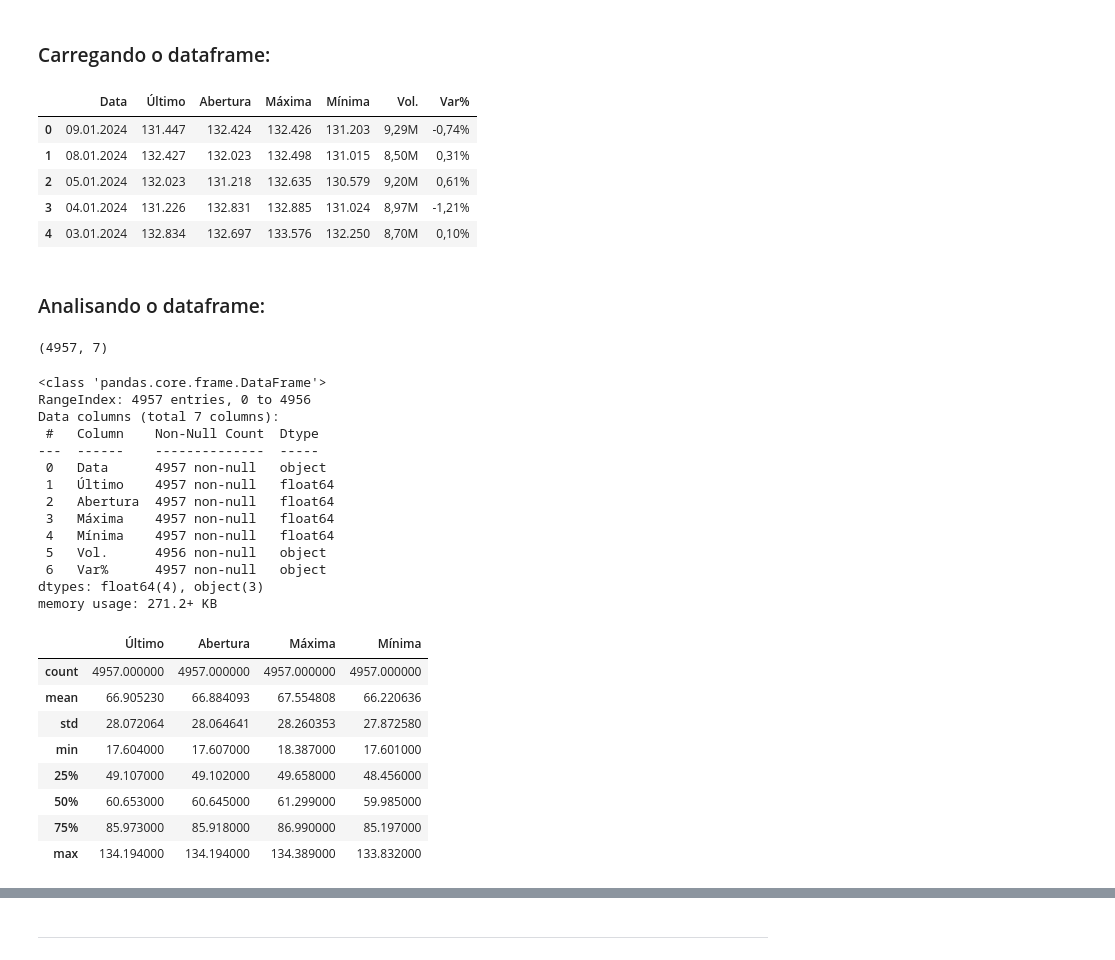
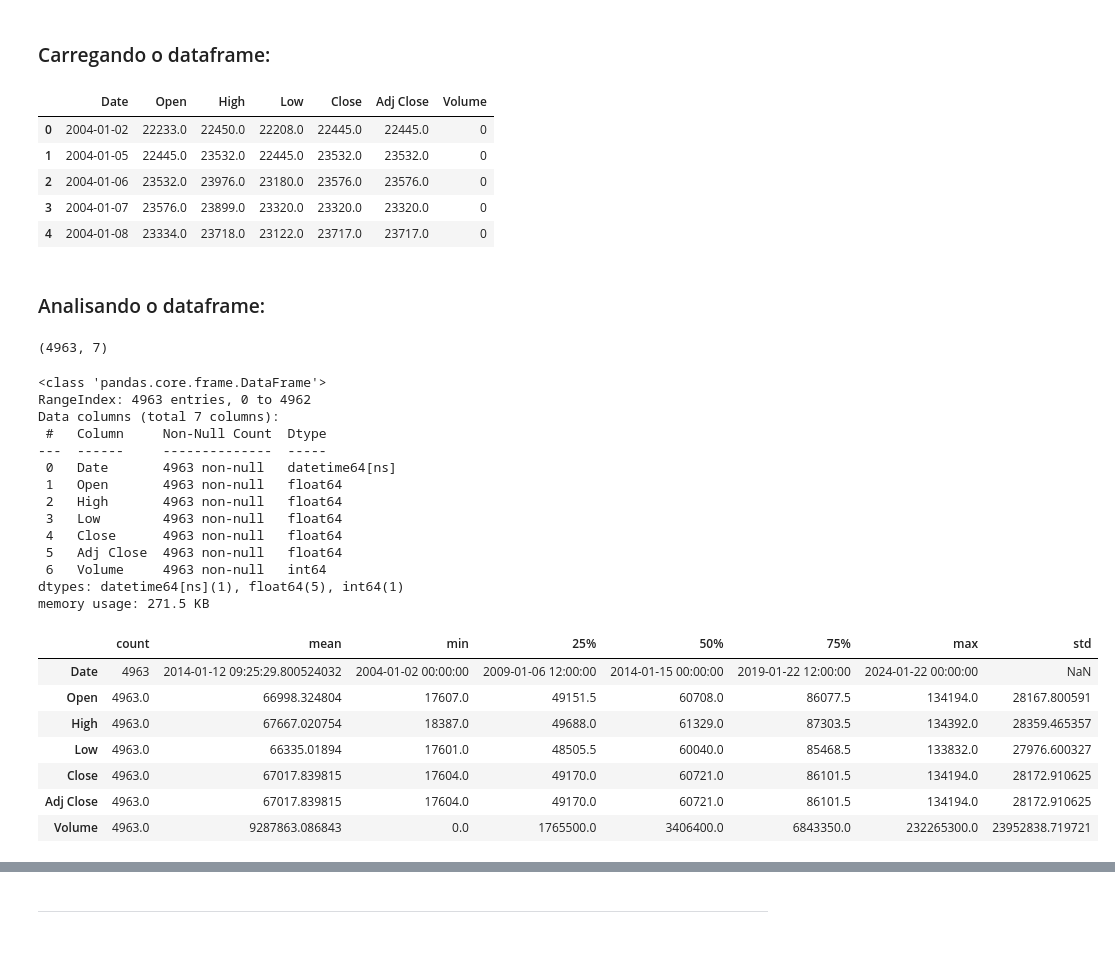
Before and after one commit to alexandre-guerra/Analise-IBOV, a Jupyter notebook: eda.ipynb, the cells around one changed output, grey strips where cells are left out. Cells and saved outputs as stored; diff of their text form; code cells hidden in the pictures.

```diff
--- a/eda.ipynb
+++ b/eda.ipynb
@@ -20,51 +22,52 @@ warnings.filterwarnings('ignore')
 import utils
 # %% [markdown]
 ### Carregando o dataframe:
-# %%
-df = pd.read_csv('./Ibovespa.csv')
-df.head()
-# %% [output]
-|  | Data | Último | Abertura | Máxima | Mínima | Vol. | Var% |
-| 0 | 09.01.2024 | 131.447 | 132.424 | 132.426 | 131.203 | 9,29M | -0,74% |
-| 1 | 08.01.2024 | 132.427 | 132.023 | 132.498 | 131.015 | 8,50M | 0,31% |
-| 2 | 05.01.2024 | 132.023 | 131.218 | 132.635 | 130.579 | 9,20M | 0,61% |
-| 3 | 04.01.2024 | 131.226 | 132.831 | 132.885 | 131.024 | 8,97M | -1,21% |
-| 4 | 03.01.2024 | 132.834 | 132.697 | 133.576 | 132.250 | 8,70M | 0,10% |
+# %%
+end_data = datetime.today().strftime('%Y-%m-%d')
+df = yf.download("^BVSP", start="2004-01-01", end=end_data, progress=False)
+df.reset_index(inplace=True)
+df.head()
+# %% [output]
+|  | Date | Open | High | Low | Close | Adj Close | Volume |
+| 0 | 2004-01-02 | 22233.0 | 22450.0 | 22208.0 | 22445.0 | 22445.0 | 0 |
+| 1 | 2004-01-05 | 22445.0 | 23532.0 | 22445.0 | 23532.0 | 23532.0 | 0 |
+| 2 | 2004-01-06 | 23532.0 | 23976.0 | 23180.0 | 23576.0 | 23576.0 | 0 |
+| 3 | 2004-01-07 | 23576.0 | 23899.0 | 23320.0 | 23320.0 | 23320.0 | 0 |
+| 4 | 2004-01-08 | 23334.0 | 23718.0 | 23122.0 | 23717.0 | 23717.0 | 0 |
 # %% [markdown]
 ### Analisando o dataframe:
 # %%
 df.shape
 # %% [output]
-(4957, 7)
+(4963, 7)
 # %%
 df.info()
 # %% [output]
 <class 'pandas.core.frame.DataFrame'>
-RangeIndex: 4957 entries, 0 to 4956
+RangeIndex: 4963 entries, 0 to 4962
 Data columns (total 7 columns):
- #   Column    Non-Null Count  Dtype
----  ------    --------------  -----
- 0   Data      4957 non-null   object
- 1   Último    4957 non-null   float64
- 2   Abertura  4957 non-null   float64
- 3   Máxima    4957 non-null   float64
- 4   Mínima    4957 non-null   float64
- 5   Vol.      4956 non-null   object
- 6   Var%      4957 non-null   object
-dtypes: float64(4), object(3)
-memory usage: 271.2+ KB
+ #   Column     Non-Null Count  Dtype
+---  ------     --------------  -----
+ 0   Date       4963 non-null   datetime64[ns]
+ 1   Open       4963 non-null   float64
+ 2   High       4963 non-null   float64
+ 3   Low        4963 non-null   float64
+ 4   Close      4963 non-null   float64
+ 5   Adj Close  4963 non-null   float64
+ 6   Volume     4963 non-null   int64
+dtypes: datetime64[ns](1), float64(5), int64(1)
+memory usage: 271.5 KB
 # %%
-df.describe()
+df.describe().T
 # %% [output]
-|  | Último | Abertura | Máxima | Mínima |
-| count | 4957.000000 | 4957.000000 | 4957.000000 | 4957.000000 |
-| mean | 66.905230 | 66.884093 | 67.554808 | 66.220636 |
-| std | 28.072064 | 28.064641 | 28.260353 | 27.872580 |
-| min | 17.604000 | 17.607000 | 18.387000 | 17.601000 |
-| 25% | 49.107000 | 49.102000 | 49.658000 | 48.456000 |
-| 50% | 60.653000 | 60.645000 | 61.299000 | 59.985000 |
-| 75% | 85.973000 | 85.918000 | 86.990000 | 85.197000 |
-| max | 134.194000 | 134.194000 | 134.389000 | 133.832000 |
+|  | count | mean | min | 25% | 50% | 75% | max | std |
+| Date | 4963 | 2014-01-12 09:25:29.800524032 | 2004-01-02 00:00:00 | 2009-01-06 12:00:00 | 2014-01-15 00:00:00 | 2019-01-22 12:00:00 | 2024-01-22 00:00:00 | NaN |
+| Open | 4963.0 | 66998.324804 | 17607.0 | 49151.5 | 60708.0 | 86077.5 | 134194.0 | 28167.800591 |
+| High | 4963.0 | 67667.020754 | 18387.0 | 49688.0 | 61329.0 | 87303.5 | 134392.0 | 28359.465357 |
+| Low | 4963.0 | 66335.01894 | 17601.0 | 48505.5 | 60040.0 | 85468.5 | 133832.0 | 27976.600327 |
+| Close | 4963.0 | 67017.839815 | 17604.0 | 49170.0 | 60721.0 | 86101.5 | 134194.0 | 28172.910625 |
+| Adj Close | 4963.0 | 67017.839815 | 17604.0 | 49170.0 | 60721.0 | 86101.5 | 134194.0 | 28172.910625 |
+| Volume | 4963.0 | 9287863.086843 | 0.0 | 1765500.0 | 3406400.0 | 6843350.0 | 232265300.0 | 23952838.719721 |
 # %%
 df.isnull().sum()
 # %% [output]
```
Also changed, not shown: parts of 28 cells of this notebook, 1 other file.
